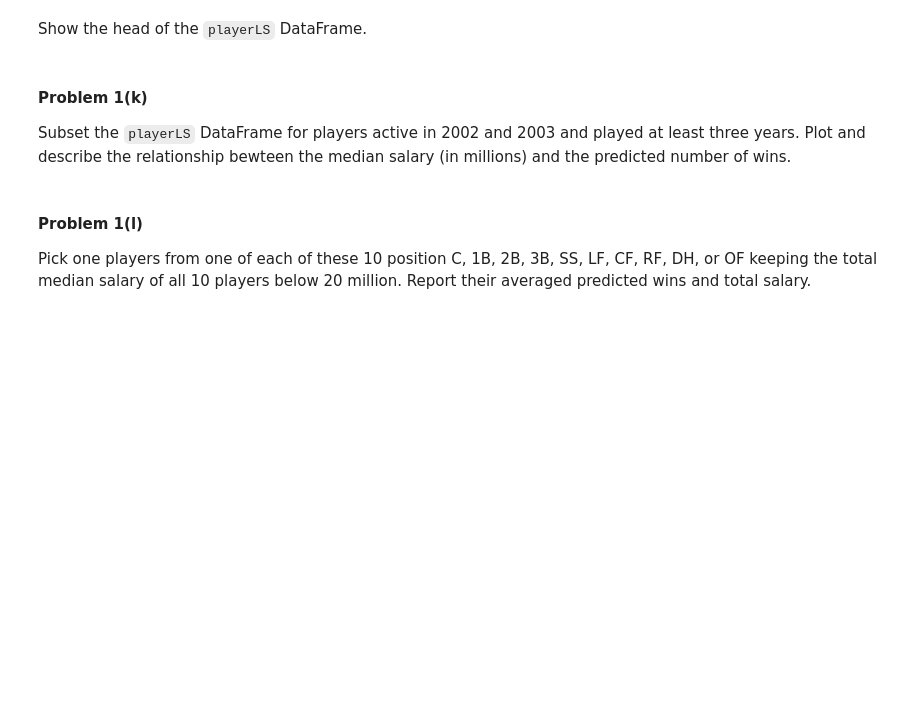
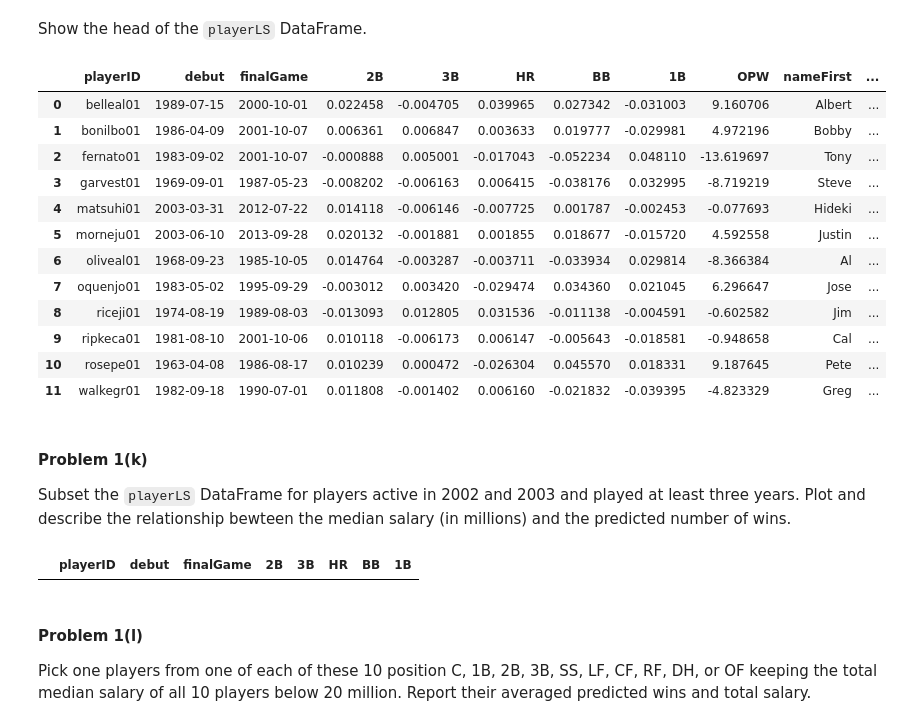
Before and after one commit to snazrul1/ssnazrul, a Jupyter notebook: DSE220/HW2/Assignment_2.ipynb, the cells around one changed output. Drawn from its saved outputs; the diff is of its cells as text; code cells hidden in the pictures; blank space fills up the shorter version.

```diff
--- a/DSE220/HW2/Assignment_2.ipynb
+++ b/DSE220/HW2/Assignment_2.ipynb
@@ -298,0 +296,27 @@ players.head()
+# %%
+### Your code here ###
+
+#Filter by game and year
+year_cond = players['yearID'] >= 1947
+game_cond = players['G'] > 162
+players = players[year_cond & game_cond]
+
+
+playerstats = players[['playerID','yearID','2B','3B','HR','BB']]
+
+#Player Appearance
+playerstats['PA'] = players['AB'] + players['BB']
+
+#Single Hits
+playerstats['1B'] = players['H'] - players['2B'] - players['3B'] - players['HR']
+
+header = ['1B', '2B', '3B', 'HR', 'BB']
+
+#Filter and divide by PA
+playerstats = playerstats[playerstats['PA']>500]
+playerstats[header] = playerstats[header].apply(lambda x: x/playerstats['PA'], axis=0)
+playerstats = playerstats.drop('PA', axis=1)
+
+#Adjust mean to 0
+for head in header:
+    playerstats[head] = playerstats[head] - playerstats[head].mean()
@@ -309,3 +348,11 @@ Using the `playerstats` DataFrame created in Problem 1(g), create a new DataFram
+# %%
+### Your code here ###
+
+dummy1 = master[['playerID','debut','finalGame']]
+
+dummy2 = playerstats.drop(['yearID'], axis=1).groupby('playerID').mean().reset_index()
+
+playerLS = dummy1.merge(dummy2, how='inner', on='playerID')
 # %% [markdown]
 Show the head of the `playerLS` DataFrame.
 # %%
@@ -318,0 +372,4 @@ Compute the OPW for each player based on the average rates in the `playerLS` Dat
+# %%
+### Your code here ###
+playerLS['OPW'] = (65.44*playerLS['HR']) + (239.39*playerLS['BB'])
+playerLS.head()
@@ -322,10 +386,26 @@ Compute the OPW for each player based on the average rates in the `playerLS` Dat
 Add four columns to the `playerLS` DataFrame that contains the player's position (C, 1B, 2B, 3B, SS, LF, CF, RF, or OF), first name, last name and median salary.
 # %%
 ### Your code here ###
+playerLS = playerLS.merge(medianSalaries, how='inner', on='playerID')
 # %% [markdown]
 Show the head of the `playerLS` DataFrame.
 # %%
 ### Your code here ###
+playerLS
+# %% [output]
+|  | playerID | debut | finalGame | 2B | 3B | HR | BB | 1B | OPW | nameFirst | ... |
+| 0 | belleal01 | 1989-07-15 | 2000-10-01 | 0.022458 | -0.004705 | 0.039965 | 0.027342 | -0.031003 | 9.160706 | Albert | ... |
+| 1 | bonilbo01 | 1986-04-09 | 2001-10-07 | 0.006361 | 0.006847 | 0.003633 | 0.019777 | -0.029981 | 4.972196 | Bobby | ... |
+| 2 | fernato01 | 1983-09-02 | 2001-10-07 | -0.000888 | 0.005001 | -0.017043 | -0.052234 | 0.048110 | -13.619697 | Tony | ... |
+| 3 | garvest01 | 1969-09-01 | 1987-05-23 | -0.008202 | -0.006163 | 0.006415 | -0.038176 | 0.032995 | -8.719219 | Steve | ... |
+| 4 | matsuhi01 | 2003-03-31 | 2012-07-22 | 0.014118 | -0.006146 | -0.007725 | 0.001787 | -0.002453 | -0.077693 | Hideki | ... |
+| 5 | morneju01 | 2003-06-10 | 2013-09-28 | 0.020132 | -0.001881 | 0.001855 | 0.018677 | -0.015720 | 4.592558 | Justin | ... |
+| 6 | oliveal01 | 1968-09-23 | 1985-10-05 | 0.014764 | -0.003287 | -0.003711 | -0.033934 | 0.029814 | -8.366384 | Al | ... |
+| 7 | oquenjo01 | 1983-05-02 | 1995-09-29 | -0.003012 | 0.003420 | -0.029474 | 0.034360 | 0.021045 | 6.296647 | Jose | ... |
+| 8 | riceji01 | 1974-08-19 | 1989-08-03 | -0.013093 | 0.012805 | 0.031536 | -0.011138 | -0.004591 | -0.602582 | Jim | ... |
+| 9 | ripkeca01 | 1981-08-10 | 2001-10-06 | 0.010118 | -0.006173 | 0.006147 | -0.005643 | -0.018581 | -0.948658 | Cal | ... |
+| 10 | rosepe01 | 1963-04-08 | 1986-08-17 | 0.010239 | 0.000472 | -0.026304 | 0.045570 | 0.018331 | 9.187645 | Pete | ... |
+| 11 | walkegr01 | 1982-09-18 | 1990-07-01 | 0.011808 | -0.001402 | 0.006160 | -0.021832 | -0.039395 | -4.823329 | Greg | ... |
 # %% [markdown]
 #### Problem 1(k)
 
@@ -335,3 +413,18 @@ Subset the `playerLS` DataFrame for players active in 2002 and 2003 and played a
+# %%
+### Your code here ###
+import datetime
+
+playerLS[['debut','finalGame']] = playerLS[['debut','finalGame']].astype('datetime64[ns]')
+
+cond1 = playerLS['debut']<=datetime.date(2002, 1, 1)
+cond2 = playerLS['finalGame']>=datetime.date(2003, 12, 31)
+cond3 = playerLS['finalGame'] - playerLS['debut'] > datetime.timedelta(days=3*365)
+
+new_playerLS = playerLS[cond1&cond2&cond3]
+
+new_playerLS.head()
+# %% [output]
+|  | playerID | debut | finalGame | 2B | 3B | HR | BB | 1B |
 # %% [markdown]
 #### Problem 1(l)
 Pick one players from one of each of these 10 position C, 1B, 2B, 3B, SS, LF, CF, RF, DH, or OF keeping the total median salary of all 10 players below 20 million. Report their averaged predicted wins and total salary.
```
Also changed, not shown: parts of 8 cells of this notebook.
